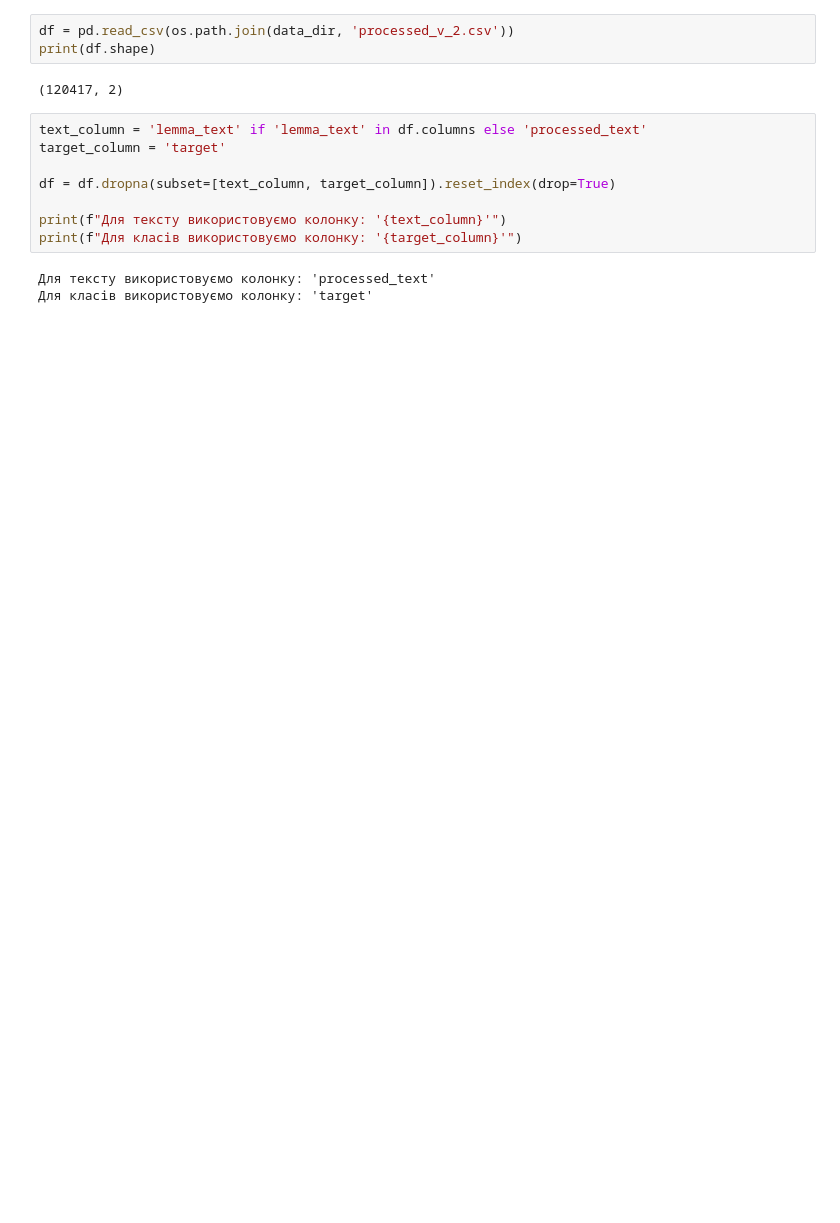
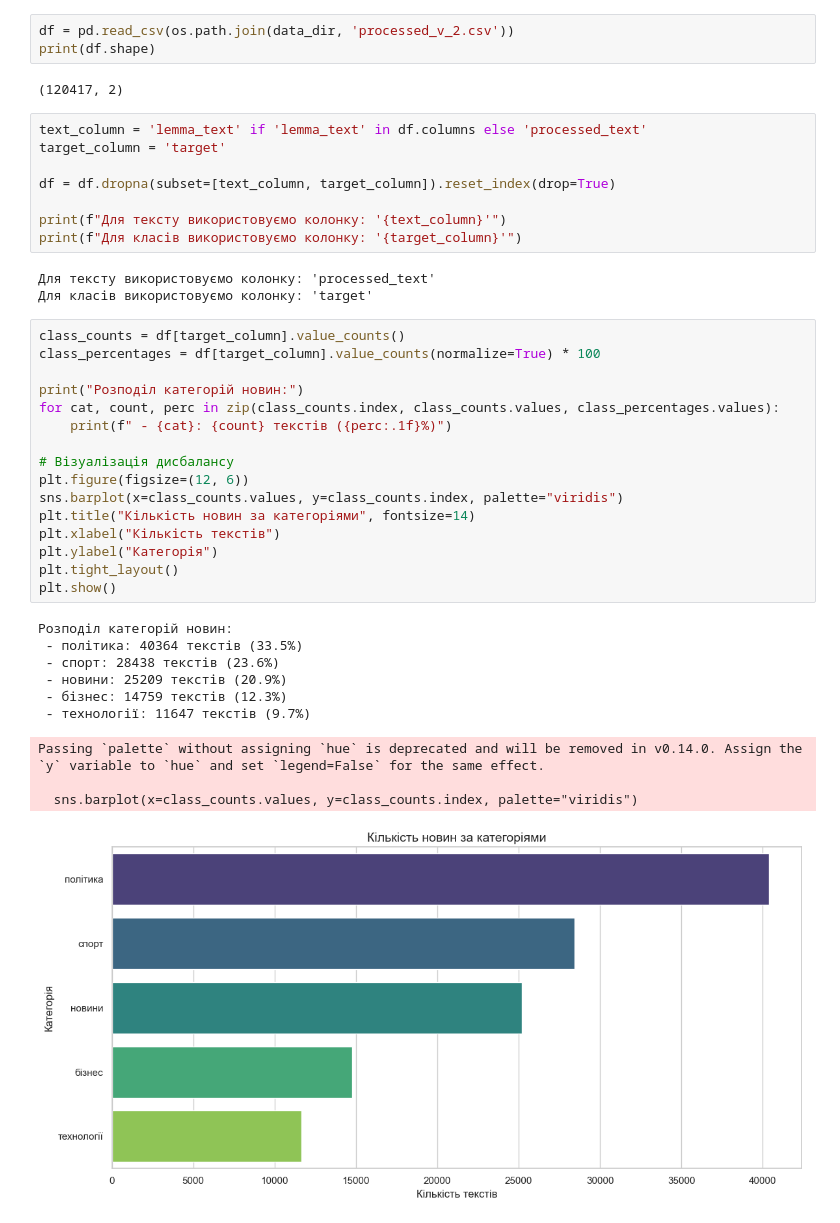
Before and after one commit to jaYulichka46/nlp, a Jupyter notebook: notebooks/lab6_ua_tfidf_logistic_baseline.ipynb, the cells around one changed output. Cells and saved outputs as stored; diff of their text form; blank space fills up the shorter version.

```diff
--- a/notebooks/lab6_ua_tfidf_logistic_baseline.ipynb
+++ b/notebooks/lab6_ua_tfidf_logistic_baseline.ipynb
@@ -51,3 +51,30 @@ print(f"Для класів використовуємо колонку: '{targe
 # %% [output]
 Для тексту використовуємо колонку: 'processed_text'
 Для класів використовуємо колонку: 'target'
+# %%
+class_counts = df[target_column].value_counts()
+class_percentages = df[target_column].value_counts(normalize=True) * 100
+
+print("Розподіл категорій новин:")
+for cat, count, perc in zip(class_counts.index, class_counts.values, class_percentages.values):
+    print(f" - {cat}: {count} текстів ({perc:.1f}%)")
+
+# Візуалізація дисбалансу
+plt.figure(figsize=(12, 6))
+sns.barplot(x=class_counts.values, y=class_counts.index, palette="viridis")
+plt.title("Кількість новин за категоріями", fontsize=14)
+plt.xlabel("Кількість текстів")
+plt.ylabel("Категорія")
+plt.tight_layout()
+plt.show()
+# %% [output]
+Розподіл категорій новин:
+ - політика: 40364 текстів (33.5%)
+ - спорт: 28438 текстів (23.6%)
+ - новини: 25209 текстів (20.9%)
+ - бізнес: 14759 текстів (12.3%)
+ - технології: 11647 текстів (9.7%)
+Passing `palette` without assigning `hue` is deprecated and will be removed in v0.14.0. Assign the `y` variable to `hue` and set `legend=False` for the same effect.
+
+  sns.barplot(x=class_counts.values, y=class_counts.index, palette="viridis")
+[figure, added]
```
Also changed, not shown: parts of 8 cells of this notebook, 5 other files.
